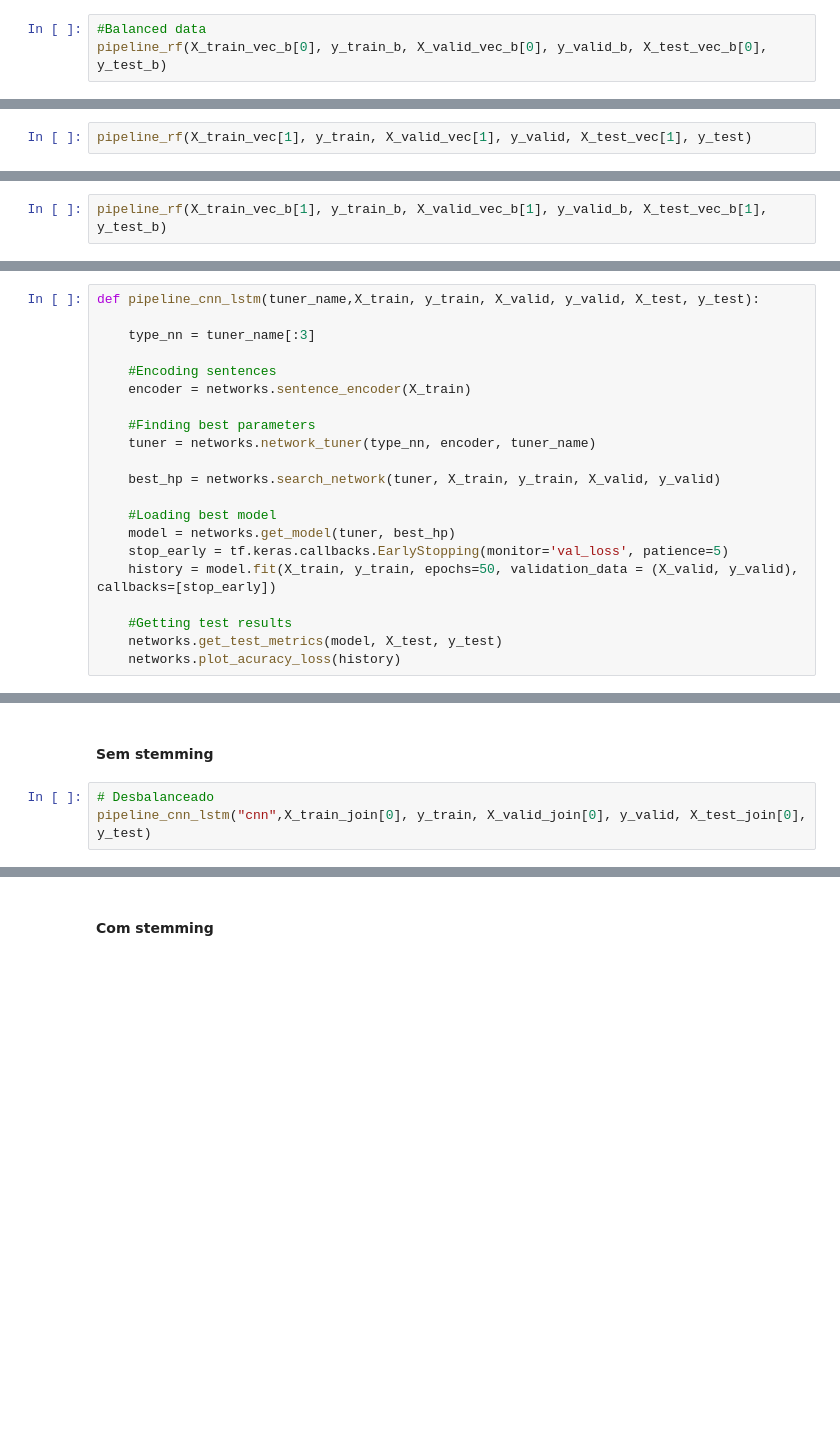
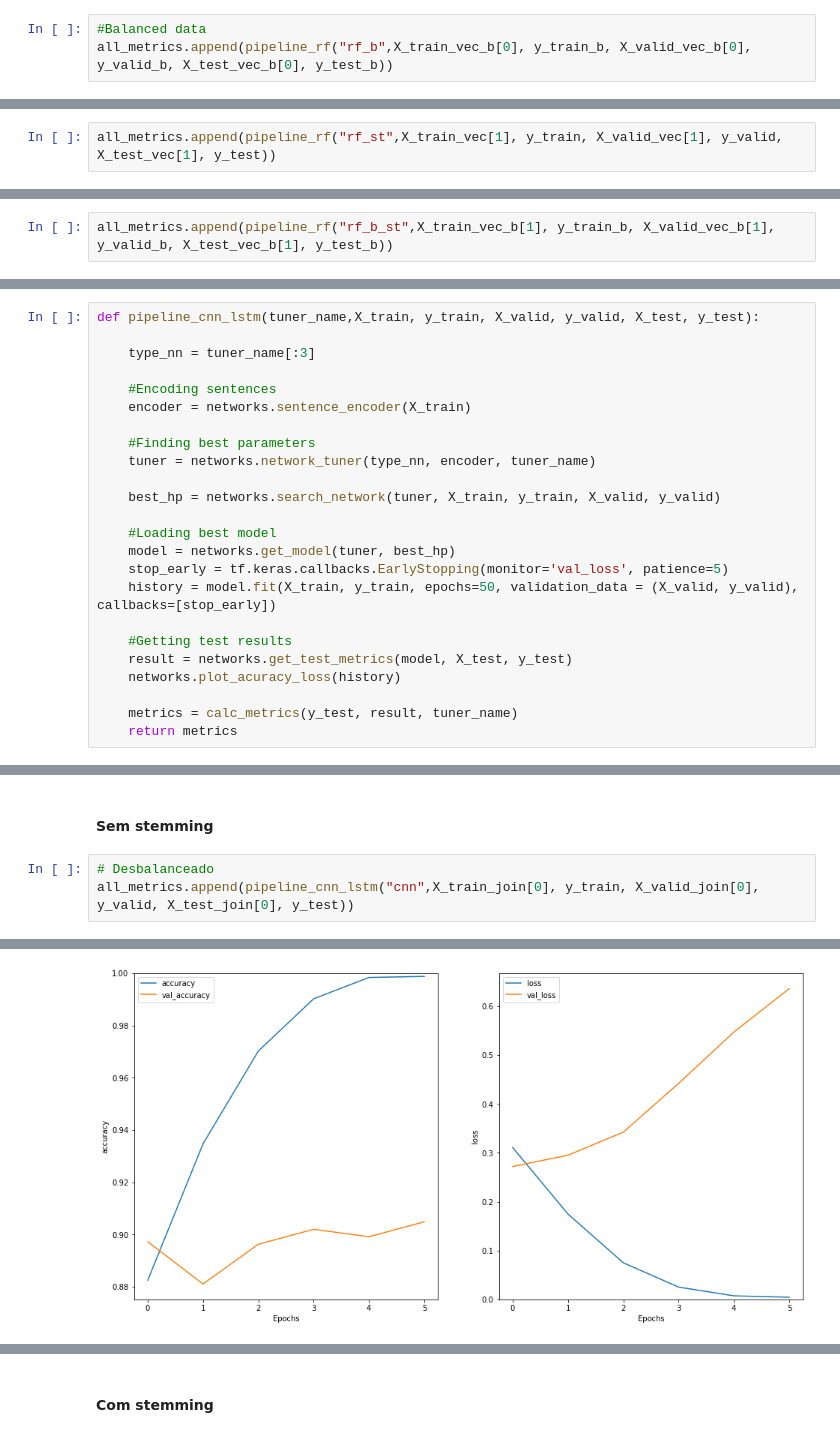
Before and after one commit to mariamaOlive/sentiment-analysis, a Jupyter notebook: classificadores.ipynb, the cells around one changed output, grey strips where cells are left out. Drawn from its saved outputs; the diff is of its cells as text; blank space fills up the shorter version.

Commit message:
Salvando resultados
Co-authored-by: lucascouri2 <lucascouri2@users.noreply.github.com>

```diff
--- a/classificadores.ipynb
+++ b/classificadores.ipynb
@@ -213,6 +228,6 @@ weighted avg       0.82      0.86      0.84      1501
 # %%
 #Balanced data
-pipeline_rf(X_train_vec_b[0], y_train_b, X_valid_vec_b[0], y_valid_b, X_test_vec_b[0], y_test_b)
+all_metrics.append(pipeline_rf("rf_b",X_train_vec_b[0], y_train_b, X_valid_vec_b[0], y_valid_b, X_test_vec_b[0], y_test_b))
 # %% [output]
 [I 2022-03-31 15:56:41,990] A new study created in memory with name: no-name-9de3d36b-1fe0-4c01-9c52-7a3a69ac6990
 [I 2022-03-31 15:56:43,439] Trial 0 finished with value: 0.0 and parameters: {'n_estimators': 940, 'max_depth': 5, 'criterion': 'entropy'}. Best is trial 0 with value: 0.0.
@@ -242,7 +257,7 @@ weighted avg       0.82      0.76      0.78      1501
 # %% [markdown]
 ### Com stemming
 # %%
-pipeline_rf(X_train_vec[1], y_train, X_valid_vec[1], y_valid, X_test_vec[1], y_test)
+all_metrics.append(pipeline_rf("rf_st",X_train_vec[1], y_train, X_valid_vec[1], y_valid, X_test_vec[1], y_test))
 # %% [output]
 [I 2022-03-31 15:59:16,350] A new study created in memory with name: no-name-251c84ab-1d55-476f-9b1c-4e8fbcaf2858
 [I 2022-03-31 15:59:20,691] Trial 0 finished with value: 0.07407407407407407 and parameters: {'n_estimators': 965, 'max_depth': 53, 'criterion': 'entropy'}. Best is trial 0 with value: 0.0740740740740 ...
@@ -270,7 +285,7 @@ pipeline_rf(X_train_vec[1], y_train, X_valid_vec[1], y_valid, X_test_vec[1], y_t
    macro avg       0.55      0.52      0.52      1501
 weighted avg       0.82      0.87      0.84      1501
 # %%
-pipeline_rf(X_train_vec_b[1], y_train_b, X_valid_vec_b[1], y_valid_b, X_test_vec_b[1], y_test_b)
+all_metrics.append(pipeline_rf("rf_b_st",X_train_vec_b[1], y_train_b, X_valid_vec_b[1], y_valid_b, X_test_vec_b[1], y_test_b))
 # %% [output]
 [I 2022-03-31 15:59:48,118] A new study created in memory with name: no-name-33cfd233-a2da-4307-9265-c269fb574187
 [I 2022-03-31 15:59:55,098] Trial 0 finished with value: 0.15228426395939085 and parameters: {'n_estimators': 995, 'max_depth': 118, 'criterion': 'gini'}. Best is trial 0 with value: 0.152284263959390 ...
@@ -312,12 +333,16 @@ def pipeline_cnn_lstm(tuner_name,X_train, y_train, X_valid, y_valid, X_test, y_t
     history = model.fit(X_train, y_train, epochs=50, validation_data = (X_valid, y_valid), callbacks=[stop_early])
 
     #Getting test results
-    networks.get_test_metrics(model, X_test, y_test)
+    result = networks.get_test_metrics(model, X_test, y_test)
     networks.plot_acuracy_loss(history)
+
+    metrics = calc_metrics(y_test, result, tuner_name)
+    return metrics
 # %% [markdown]
 ### CNN
 # %% [markdown]
 #### Sem stemming
 # %%
 # Desbalanceado
-pipeline_cnn_lstm("cnn",X_train_join[0], y_train, X_valid_join[0], y_valid, X_test_join[0], y_test)
+all_metrics.append(pipeline_cnn_lstm("cnn",X_train_join[0], y_train, X_valid_join[0], y_valid, X_test_join[0], y_test))
+# %% [output]
@@ -324,2 +383,3 @@ pipeline_cnn_lstm("cnn",X_train_join[0], y_train, X_valid_join[0], y_valid, X_te
+[figure, added]
 # %%
 # Balanceado
```
Also changed, not shown: parts of 35 cells of this notebook, 4 other files.
